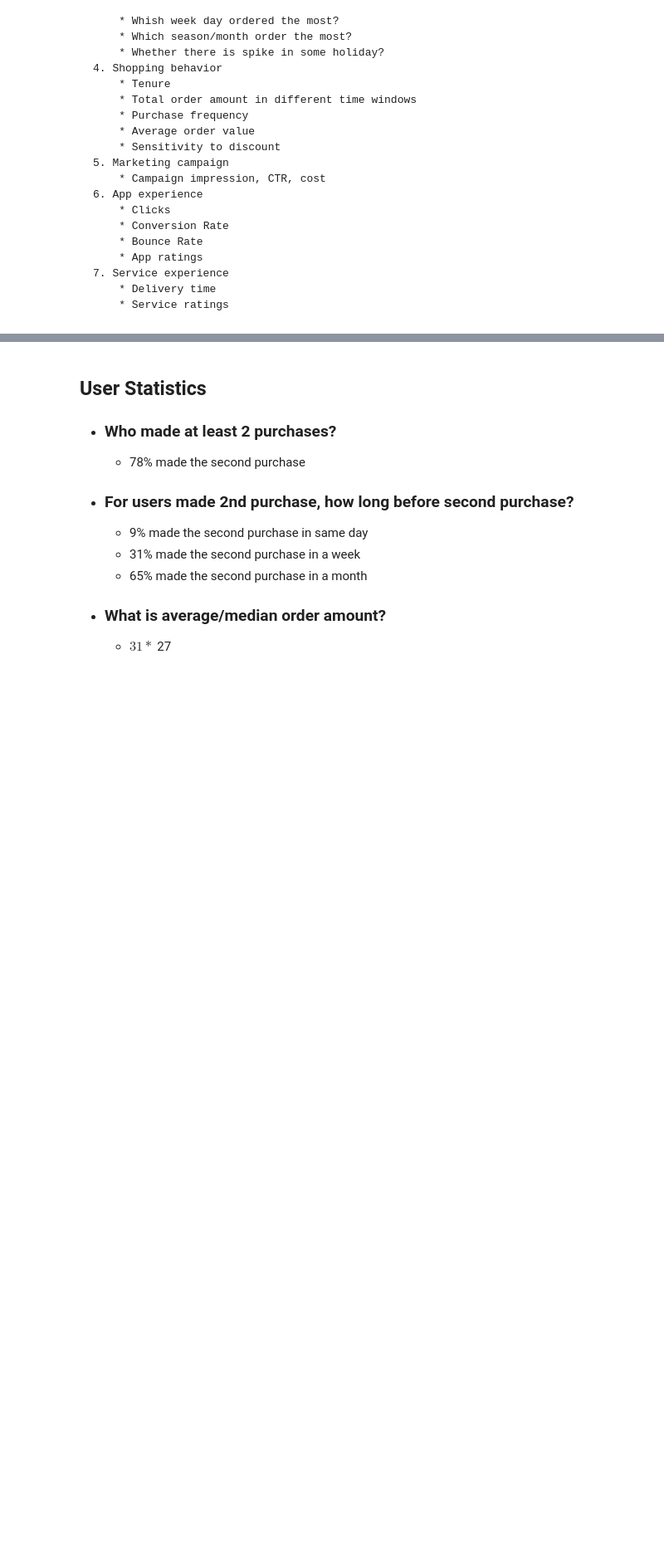
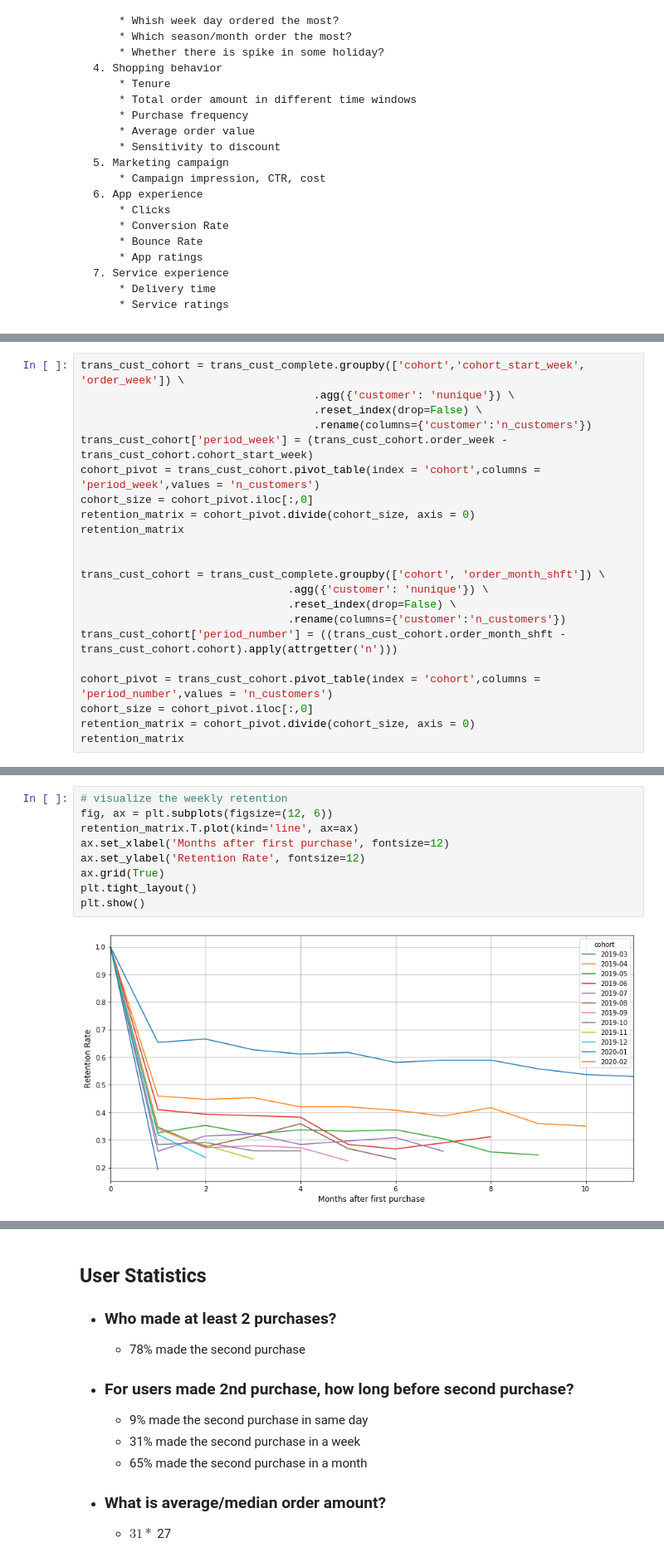
Before and after one commit to Chen--Chen/cohort_churn_analysis, a Jupyter notebook: Slice - Customer Churn Analysis.ipynb, the cells around one changed output, grey strips where cells are left out. Shown at 83% size. Saved outputs shown, nothing was run; the diff lists cells and outputs as text; blank space fills up the shorter version.

```diff
--- a/Slice - Customer Churn Analysis.ipynb
+++ b/Slice - Customer Churn Analysis.ipynb
@@ -200,0 +275,22 @@ customer_long_data.head(5)
+# %%
+trans_cust_cohort = trans_cust_complete.groupby(['cohort','cohort_start_week', 'order_week']) \
+                                    .agg({'customer': 'nunique'}) \
+                                    .reset_index(drop=False) \
+                                    .rename(columns={'customer':'n_customers'})
+trans_cust_cohort['period_week'] = (trans_cust_cohort.order_week - trans_cust_cohort.cohort_start_week)
+cohort_pivot = trans_cust_cohort.pivot_table(index = 'cohort',columns = 'period_week',values = 'n_customers')
+cohort_size = cohort_pivot.iloc[:,0]
+retention_matrix = cohort_pivot.divide(cohort_size, axis = 0)
+retention_matrix
+
+
+trans_cust_cohort = trans_cust_complete.groupby(['cohort', 'order_month_shft']) \
+                                .agg({'customer': 'nunique'}) \
+                                .reset_index(drop=False) \
+                                .rename(columns={'customer':'n_customers'})
+trans_cust_cohort['period_number'] = ((trans_cust_cohort.order_month_shft - trans_cust_cohort.cohort).apply(attrgetter('n')))
+
+cohort_pivot = trans_cust_cohort.pivot_table(index = 'cohort',columns = 'period_number',values = 'n_customers')
+cohort_size = cohort_pivot.iloc[:,0]
+retention_matrix = cohort_pivot.divide(cohort_size, axis = 0)
+retention_matrix
@@ -200,0 +312,11 @@ customer_long_data.head(5)
+# %%
+# visualize the weekly retention
+fig, ax = plt.subplots(figsize=(12, 6))
+retention_matrix.T.plot(kind='line', ax=ax)
+ax.set_xlabel('Months after first purchase', fontsize=12)
+ax.set_ylabel('Retention Rate', fontsize=12)
+ax.grid(True)
+plt.tight_layout()
+plt.show()
+# %% [output]
+[figure, added]
```
Also changed, not shown: parts of 35 cells of this notebook.
